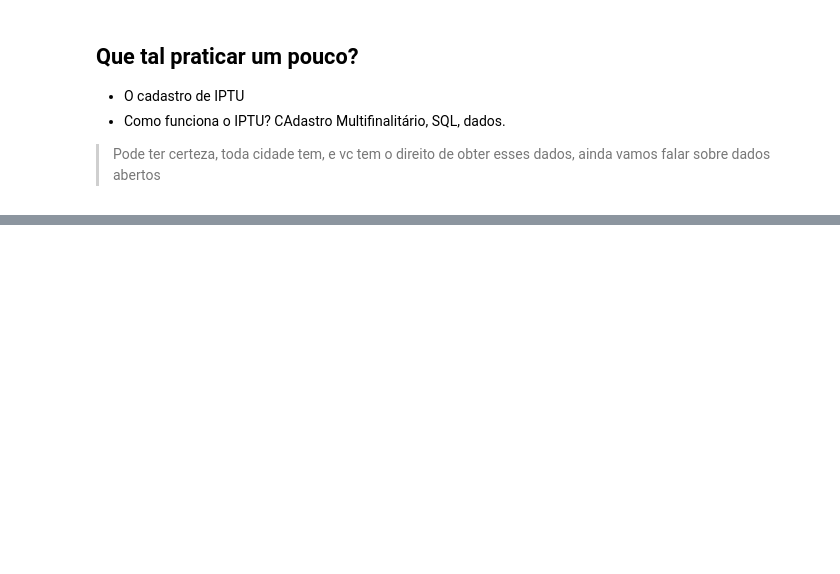
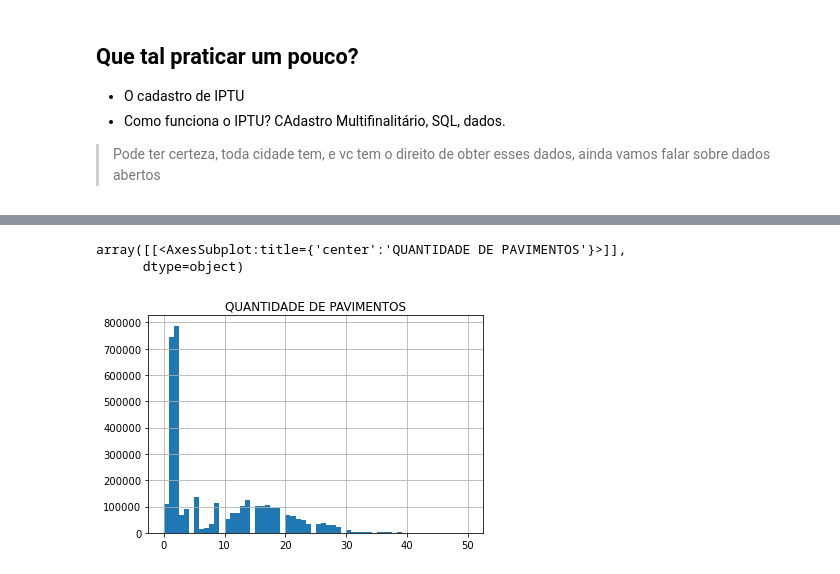
Before and after one commit to AndaSampa/big-open-urban-data, a Jupyter notebook: Aula1 - A complexidade na cidade.ipynb, the cells around one changed output, grey strips where cells are left out. Drawn from its saved outputs; the diff is of its cells as text; code cells hidden in the pictures; blank space fills up the shorter version.

```diff
--- a/Aula1 - A complexidade na cidade.ipynb
+++ b/Aula1 - A complexidade na cidade.ipynb
@@ -113,0 +239,7 @@ _http://seer.spo.ifsp.edu.br/index.php/regrasp/article/view/547/475_
+# %%
+# Mas e se quisermos o histograma
+quantidade_pavimentos.hist(bins=60)
+# %% [output]
+array([[<AxesSubplot:title={'center':'QUANTIDADE DE PAVIMENTOS'}>]],
+      dtype=object)
+[figure, added]
```
Also changed, not shown: parts of 16 cells of this notebook, 2 other files.
